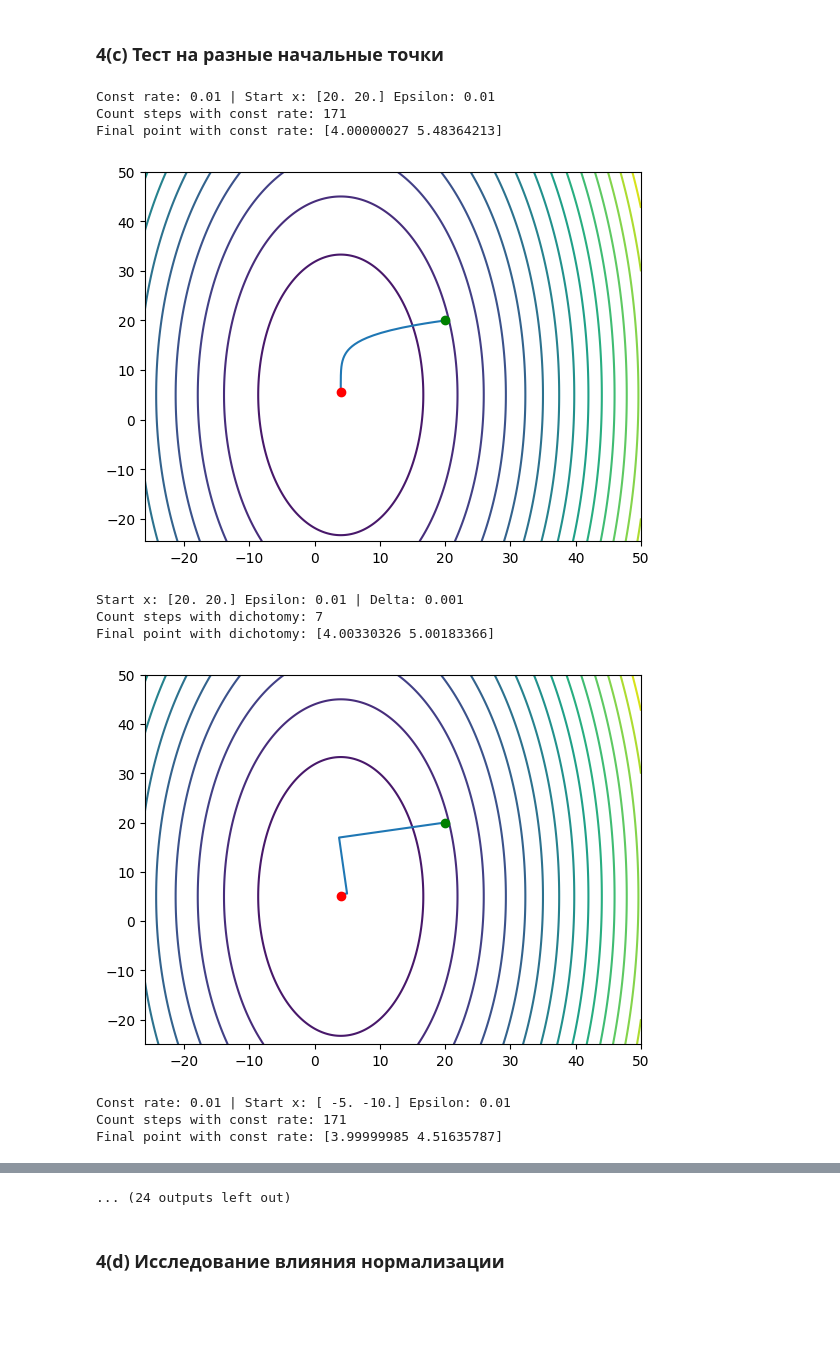
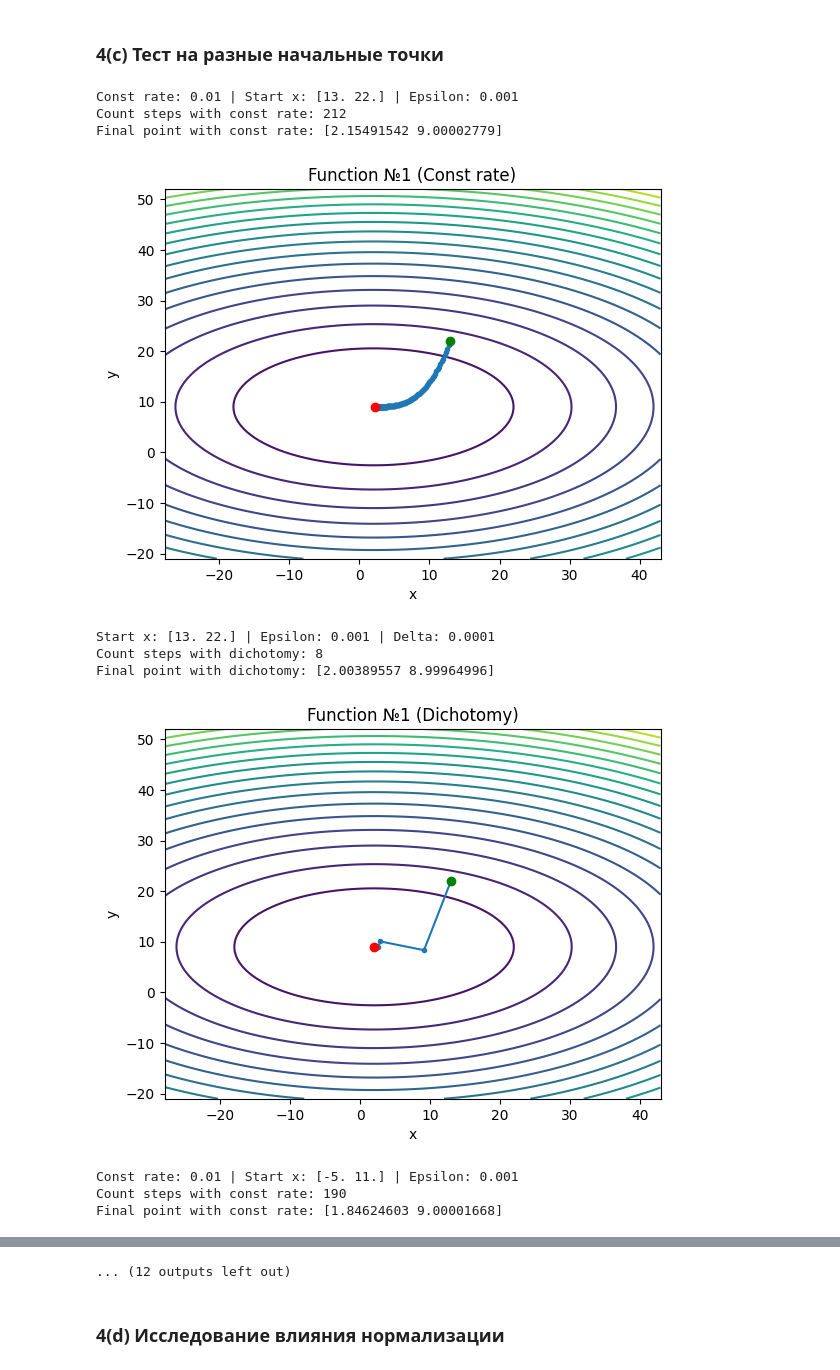
Before and after one commit to BasedKT/lab1, a Jupyter notebook: app.ipynb, the cells around one changed output, grey strips where cells are left out. Saved outputs shown, nothing was run; the diff lists cells and outputs as text; code cells hidden in the pictures; blank space fills up the shorter version.

```diff
--- a/app.ipynb
+++ b/app.ipynb
@@ -129,19 +132,19 @@ functions = [Function(func) for func in [func1, func2, func3]]
 # %% [markdown]
 ### 4(a) Сходимость с постоянным шагом
 # %%
-def test_convergence_const_lr(func):
+def test_convergence_const_lr(func, name):
     lr = 0.01
-    eps = 0.001
-    x = np.array((20., 20.))
+    eps = 0.0001
+    x = np.array((13., 24.))
 
-    print('Const rate: ' + str(lr) + ' | Start x: ' + str(x) + ' Epsilon: ' + str(eps))
+    print('Const rate: ' + str(lr) + ' | Start x: ' + str(x) + ' | Epsilon: ' + str(eps))
     points = grad_desc(func, lambda *_: lr, x, eps)
     print('Count steps: ' + str(len(points)))
     print('Final point: ' + str(points[-1]))
-    visualise_points(func, points)
+    visualise_points(func, points, name + ' (Const rate)')
     print()
 
 
-for func in functions:
-    test_convergence_const_lr(func)
+for i in range(len(functions)):
+    test_convergence_const_lr(functions[i], 'Function №' + str(i + 1))
 # %% [output]
@@ -210,38 +220,38 @@ Final point with dichotomy: [-2.25514079  1.03542951]
 # %% [markdown]
 ### 4(c) Тест на разные начальные точки
 # %%
-def test_different_start_points(func):
-    start_x = [np.array(x) for x in [(20., 20.), (-5., -10.), (-8., 10.)]]
+def test_different_start_points(func, name):
+    start_x = [np.array(x) for x in [(13., 22.), (-5., 11.)]]
     for x in start_x:
         lr = 0.01
-        eps = 0.01
-        delt = 0.001
+        eps = 0.001
+        delt = 0.0001
 
-        print('Const rate: ' + str(lr) + ' | Start x: ' + str(x) + ' Epsilon: ' + str(eps))
+        print('Const rate: ' + str(lr) + ' | Start x: ' + str(x) + ' | Epsilon: ' + str(eps))
         points_const_lr = grad_desc(func, lambda *_: lr, x, eps)
         print('Count steps with const rate: ' + str(len(points_const_lr)))
         print('Final point with const rate: ' + str(points_const_lr[-1]))
-        visualise_points(func, points_const_lr)
+        visualise_points(func, points_const_lr, name + ' (Const rate)')
 
-        print('Start x: ' + str(x) + ' Epsilon: ' + str(eps) + ' | Delta: ' + str(delt))
+        print('Start x: ' + str(x) + ' | Epsilon: ' + str(eps) + ' | Delta: ' + str(delt))
         points_dichotomy = grad_desc(func, lr_wrapper(eps, delt), x, eps)
         print('Count steps with dichotomy: ' + str(len(points_dichotomy)))
         print('Final point with dichotomy: ' + str(points_dichotomy[-1]))
-        visualise_points(func, points_dichotomy)
+        visualise_points(func, points_dichotomy, name + ' (Dichotomy)')
         print()
 
 
-for func in functions:
-    test_different_start_points(func)
+for i in range(len(functions)):
+    test_different_start_points(functions[i], 'Function №' + str(i + 1))
 # %% [output]
-Const rate: 0.01 | Start x: [20. 20.] Epsilon: 0.01
-Count steps with const rate: 171
-Final point with const rate: [4.00000027 5.48364213]
+Const rate: 0.01 | Start x: [13. 22.] | Epsilon: 0.001
+Count steps with const rate: 212
+Final point with const rate: [2.15491542 9.00002779]
-[figure, old version]
+[figure, new version]
-Start x: [20. 20.] Epsilon: 0.01 | Delta: 0.001
-Count steps with dichotomy: 7
-Final point with dichotomy: [4.00330326 5.00183366]
+Start x: [13. 22.] | Epsilon: 0.001 | Delta: 0.0001
+Count steps with dichotomy: 8
+Final point with dichotomy: [2.00389557 8.99964996]
-[figure, old version]
+[figure, new version]
-Const rate: 0.01 | Start x: [ -5. -10.] Epsilon: 0.01
-Count steps with const rate: 171
-Final point with const rate: [3.99999985 4.51635787]
+Const rate: 0.01 | Start x: [-5. 11.] | Epsilon: 0.001
+Count steps with const rate: 190
+Final point with const rate: [1.84624603 9.00001668]
@@ -261,4 +271,4 @@ Final point with dichotomy: [4.00060495 5.01036723]
-... (24 outputs left out)
+... (12 outputs left out)
 # %% [markdown]
 ### 4(d) Исследование влияния нормализации
 # %%
```
Also changed, not shown: parts of 6 cells of this notebook.
